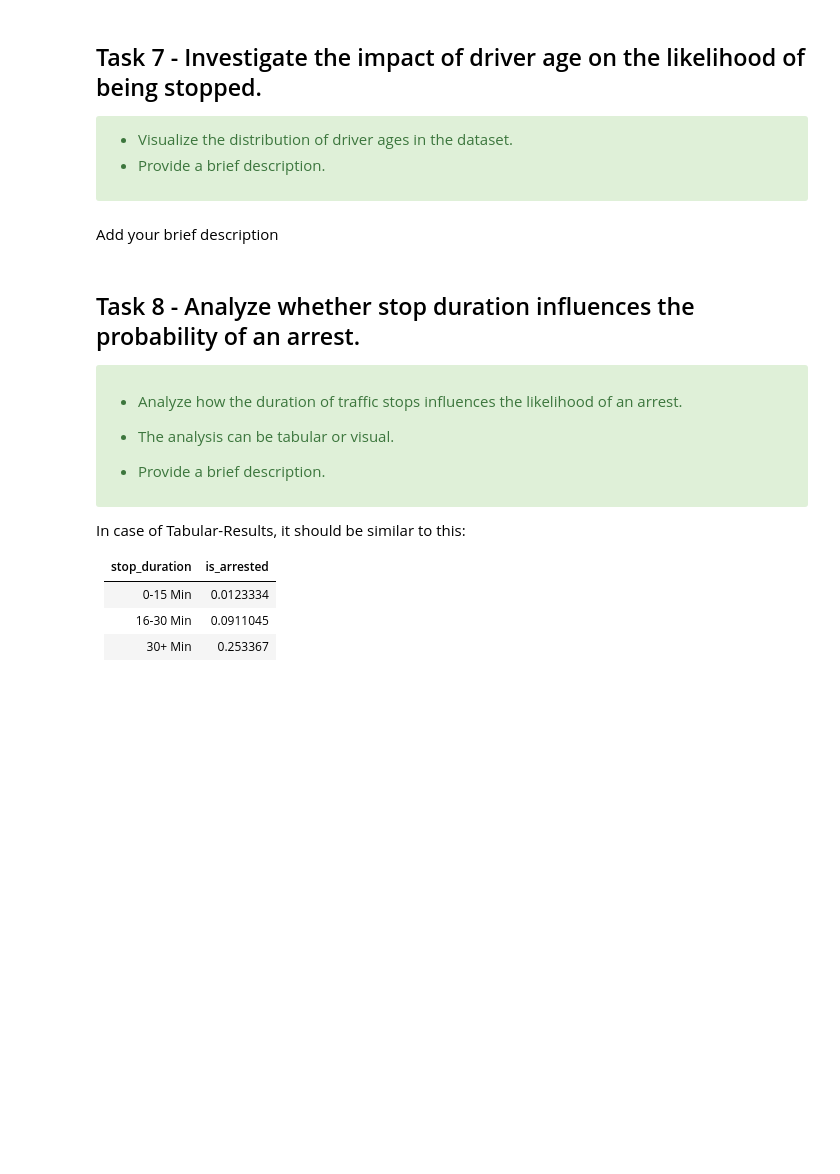
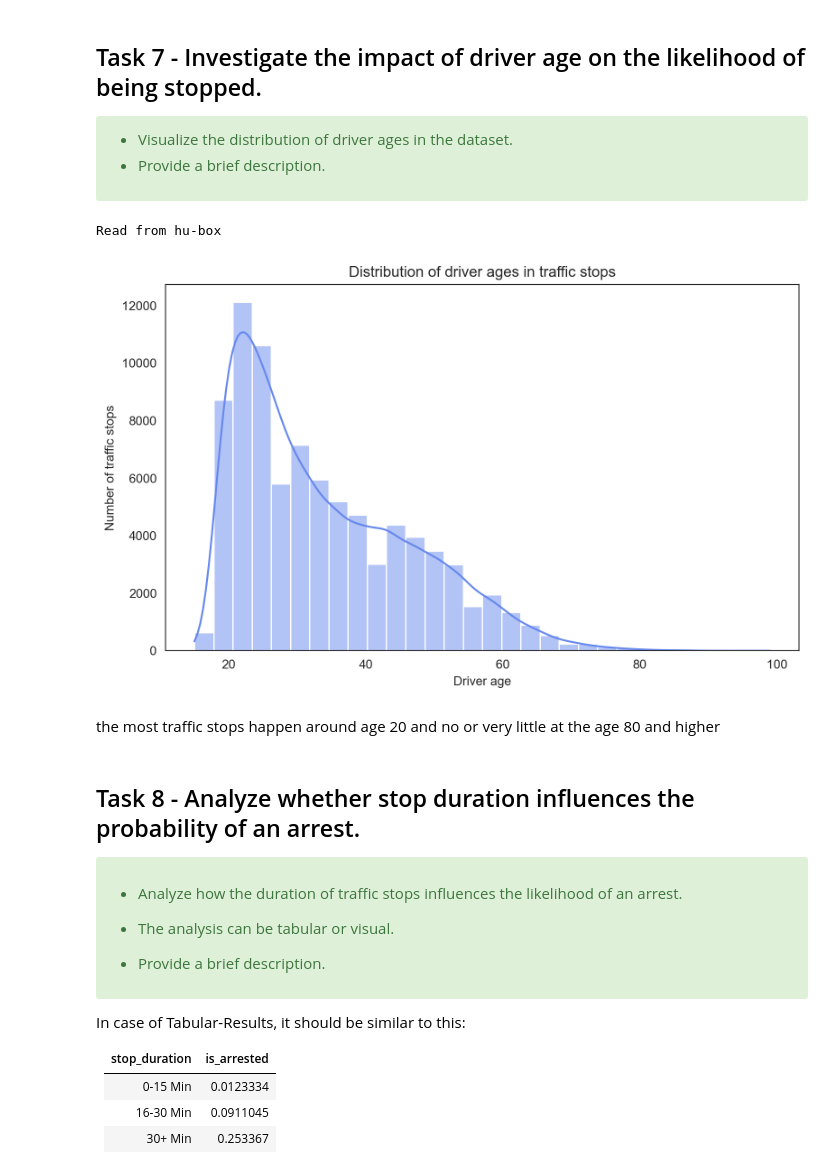
Before and after one commit to Marionese/python_ds_excercises, a Jupyter notebook: primer_exercise3/primers/part1/exercise3_primer.ipynb, the cells around one changed output. Cells and saved outputs as stored; diff of their text form; code cells hidden in the pictures; blank space fills up the shorter version.

```diff
--- a/primer_exercise3/primers/part1/exercise3_primer.ipynb
+++ b/primer_exercise3/primers/part1/exercise3_primer.ipynb
@@ -461,9 +475,23 @@ Add your brief description
 # %%
 df = load_data()
 
-# WRITE YOUR CODE HERE
+plt.figure(figsize=(8, 5))
+sns.histplot(
+    df["driver_age"],
+    bins=30,
+    kde=True
+)
+
+plt.xlabel("Driver age")
+plt.ylabel("Number of traffic stops")
+plt.title("Distribution of driver ages in traffic stops")
+plt.tight_layout()
+plt.show()
+# %% [output]
+Read from hu-box
+[figure, added]
 # %% [markdown]
-Add your brief description
+the most traffic stops happen around age 20 and no or very little at the age 80 and higher
 # %% [markdown]
 ## Task 8 - Analyze whether stop duration influences the probability of an arrest.
 
```
Also changed, not shown: parts of 2 cells of this notebook.
